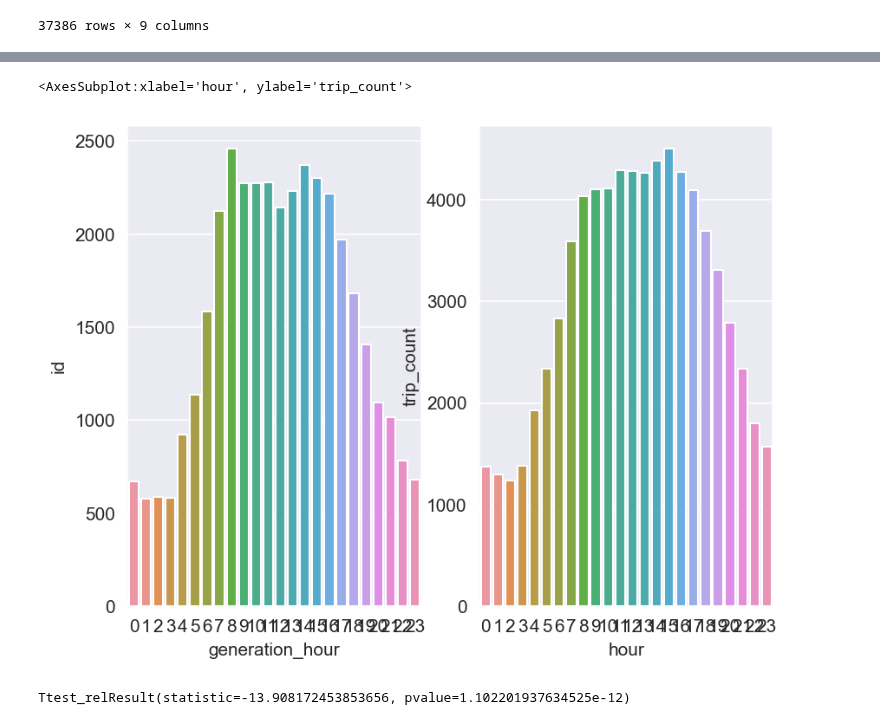
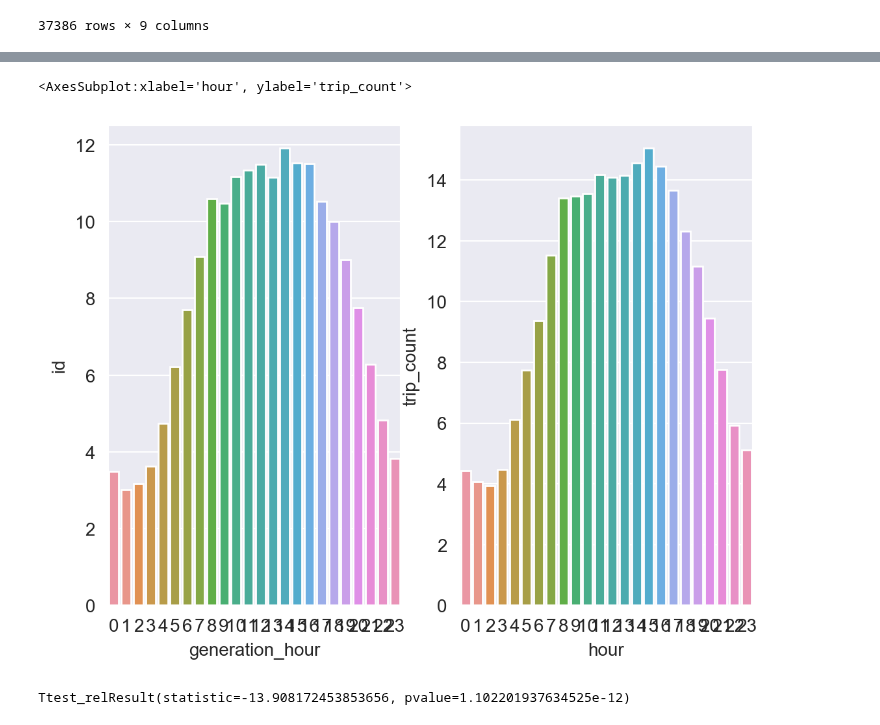
Before and after one commit to fabiandriessen/Thesis, a Jupyter notebook: 8_combining_frlm_and_ABM.ipynb, the cells around one changed output, grey strips where cells are left out. Drawn from its saved outputs; the diff is of its cells as text; code cells hidden in the pictures.

```diff
--- a/8_combining_frlm_and_ABM.ipynb
+++ b/8_combining_frlm_and_ABM.ipynb
@@ -94,8 +94,10 @@ df_vessels
 df_hourp = df_vessels.groupby('generation_hour').count()
 # %%
 df_ivs = pickle.load(open("data/revised_cleaning_results/ivs_exploded_100.p", "rb"))
+# %%
+supported_routes = list(df_vessels.route.unique())
 # %%
 #subset supported routes here before we take sum!
-df_ivs.loc[df_ivs.origin.isin(routes_supported[0])]
+df_ivs = df_ivs.loc[df_ivs.origin.isin(supported_routes)]
 # %%
 df_ivs_group = df_ivs.groupby("hour").sum()
@@ -102,11 +126,11 @@ df_ivs_group = df_ivs.groupby("hour").sum()
 # %%
 df_ivs = pickle.load(open("data/revised_cleaning_results/ivs_exploded_100.p", "rb"))
-fig, ax = plt.subplots(1, 2, dpi=150)
-sns.barplot(x=df_hourp.index, y=df_hourp.id, ax=ax[0])
-sns.barplot(x=df_ivs_group.index, y=df_ivs_group.trip_count, ax=ax[1])
+fig, ax = plt.subplots(1, 2, dpi=200)
+sns.barplot(x=df_hourp.index, y=df_hourp.id/(100*7), ax=ax[0])
+sns.barplot(x=df_ivs_group.index, y=df_ivs_group.trip_count/(52*7), ax=ax[1])
 # %% [output]
 <AxesSubplot:xlabel='hour', ylabel='trip_count'>
-[figure, old version]
+[figure, new version]
 # %%
 from scipy import stats
 stats.ttest_rel(df_hourp.id, df_ivs_group.trip_count)
```
Also changed, not shown: parts of 6 cells of this notebook, 19 other files.
